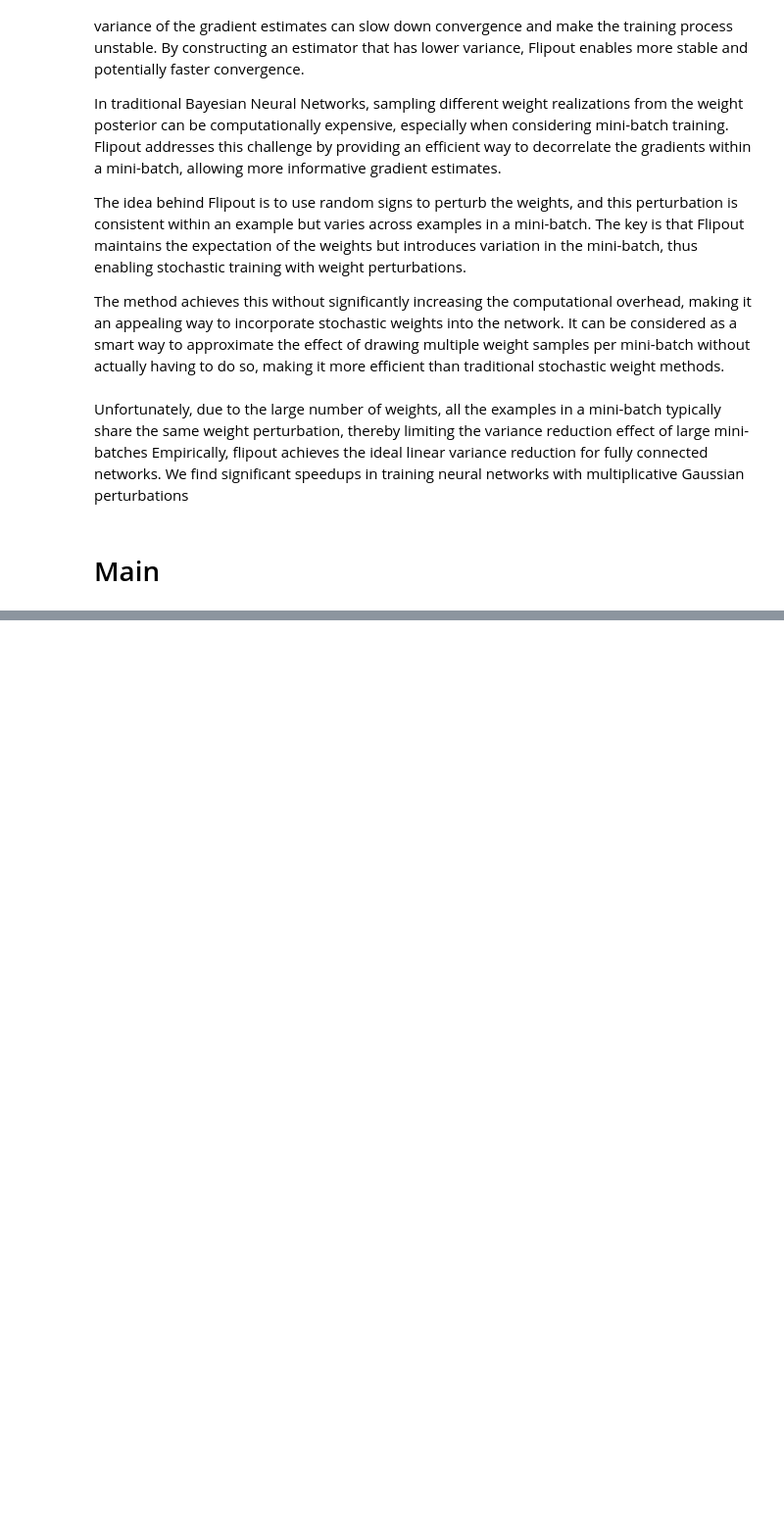
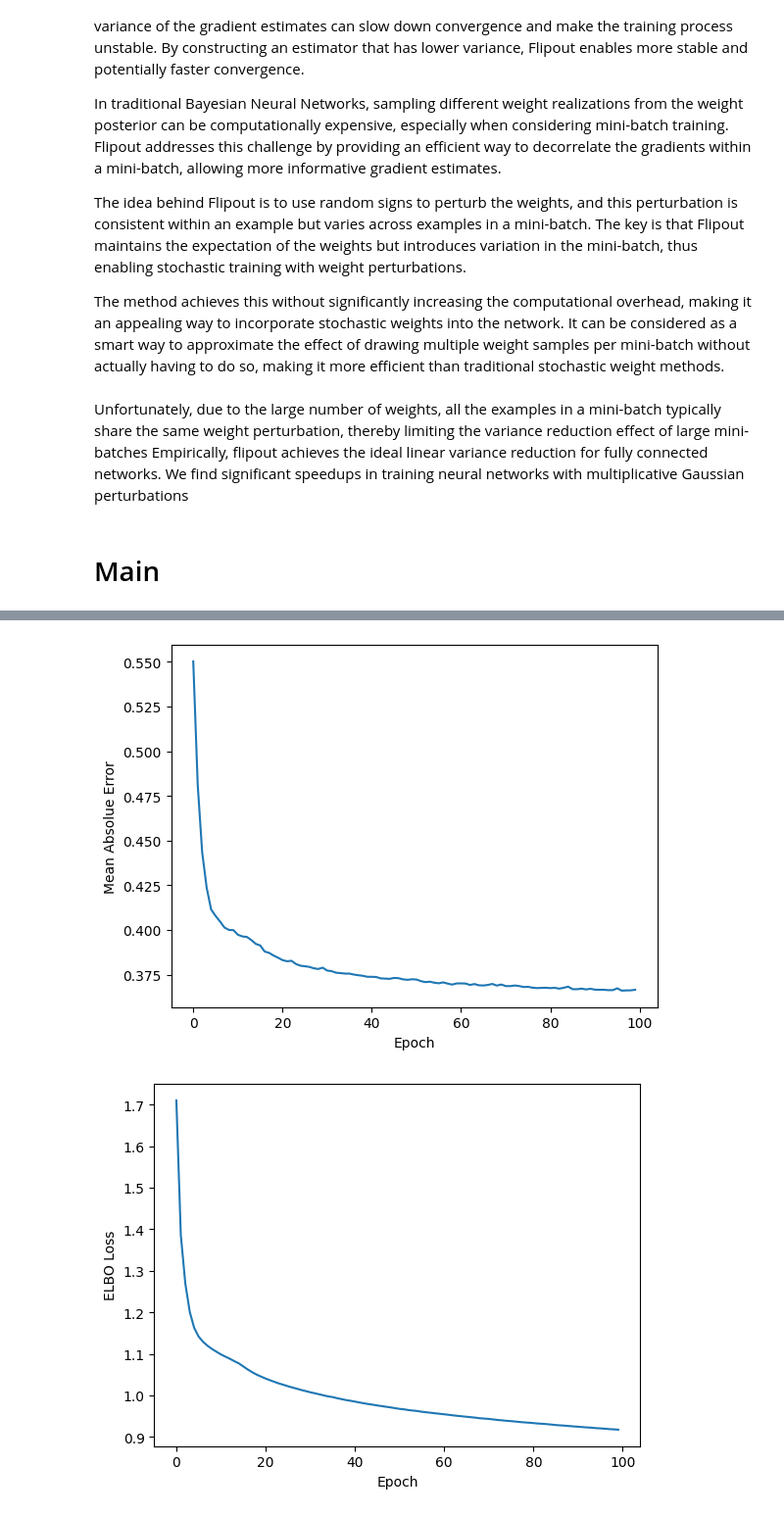
Before and after one commit to marcosbenicio/bayesian-neural-network, a Jupyter notebook: 02-regression/bnn-regression.ipynb, the cells around one changed output, grey strips where cells are left out. Shown at 98% size. Saved outputs shown, nothing was run; the diff lists cells and outputs as text; code cells hidden in the pictures; blank space fills up the shorter version.

```diff
--- a/02-regression/bnn-regression.ipynb
+++ b/02-regression/bnn-regression.ipynb
@@ -866,7 +865,7 @@ class DenseFlipout(Layer):
         return output
 
     @property
-    def loss(self):
+    def layer_losses(self):
 
         """
         Computes the regularization loss for this layer, quantified as the Kullback-Leibler (KL) divergence
@@ -972,11 +971,9 @@ class BayesianNN2Heads(Model):
         Name for the layer.
     """
 
-    def __init__(self, core_units, head_units, name = None):
+    def __init__(self, core_units, head_units, total_samples, name = None):
         # Initialize the parent class
         super(BayesianNN2Heads, self).__init__(name = name)
-
-
 
         # Trackers for training metrics
         self.train_elbo_tracker = Mean(name='train_elbo')
@@ -1001,6 +998,8 @@ class BayesianNN2Heads(Model):
                                     output_unit = head_units[-1],
                                     output_activation =  'softplus',
                                     activation_func = 'relu')
+
+        self.total_samples = total_samples
 
     def call(self, x, training = True):
 
@@ -1038,12 +1037,9 @@ class BayesianNN2Heads(Model):
 
     @tf.function
     def _train_evaluate(self, x,  y):
-        N = tf.shape(x)[0]
         with tf.GradientTape() as tape:
             log_likelihoods, preds  = self.log_likelihood(x, y)
-            # List of losses
-            total_kl_loss = self.losses
-            elbo_loss = total_kl_loss/tf.cast(N, tf.float32)  - tf.reduce_mean(log_likelihoods)
+            elbo_loss = self.total_kl_loss/self.total_samples  - tf.reduce_mean(log_likelihoods)
 
         grads = tape.gradient(elbo_loss, self.trainable_weights)
         if self.optimizer != None:
@@ -1065,10 +1061,8 @@ class BayesianNN2Heads(Model):
 
     @tf.function
     def _test_evaluate(self, x, y):
-        N = tf.shape(x)[0]
         log_likelihoods, preds = self.log_likelihood(x, y, training=False)
-        total_kl_loss = self.losses
-        elbo_loss = total_kl_loss / tf.cast(N, tf.float32) - tf.reduce_mean(log_likelihoods)
+        elbo_loss = self.total_kl_loss / self.total_samples - tf.reduce_mean(log_likelihoods)
         return elbo_loss, preds
 
 
@@ -1100,14 +1094,12 @@ class BayesianNN2Heads(Model):
         return samples
 
     @property
-    def losses(self):
-        # KL-loss from the network
-        core_kl_loss = self.core_net.losses
-        loc_kl_loss = self.loc_net.losses
-        std_kl_loss = self.std_net.losses
-        total_kl_loss = core_kl_loss + loc_kl_loss + std_kl_loss
-
-        return total_kl_loss
+    def total_kl_loss(self):
+        # KL-loss from the networks
+        core_kl_loss = self.core_net.network_losses
+        loc_kl_loss = self.loc_net.network_losses
+        std_kl_loss = self.std_net.network_losses
+        return core_kl_loss + loc_kl_loss + std_kl_loss
 # %% [markdown]
 # Main
 # %%
@@ -1149,7 +1141,7 @@ data_val = tf.data.Dataset.from_tensor_slices((x_val, y_val)).batch(BATCH_SIZE)
 # %%
 
 # Initialize and compile the model
-model = BayesianNN2Heads([7, 256, 128], [64, 32, 1])
+model = BayesianNN2Heads([7, 256, 128], [64, 32, 1], x_train.shape[0])
 model.compile(optimizer=tf.keras.optimizers.Adam(learning_rate=1e-4))
 
 # Train the model using the manually created datasets
@@ -1176,3 +1167,18 @@ KeyboardInterrupt:
+# %%
+# Plot the ELBO Loss over training
+plt.plot(history.history['val_mae'])
+plt.xlabel('Epoch')
+plt.ylabel('Mean Absolue Error')
+plt.show()
+
+# Plot error over training
+plt.plot(history.history['train_elbo'])
+plt.xlabel('Epoch')
+plt.ylabel('ELBO Loss')
+plt.show()
+# %% [output]
+[figure, added]
+[figure, added]
 # %%
 # Split the dataframe into dependent abd independent columns
 Y_taxi = df_taxi['trip_duration'].copy().to_numpy()[:, None]
```
Also changed, not shown: parts of 9 cells of this notebook, 1 other file.
